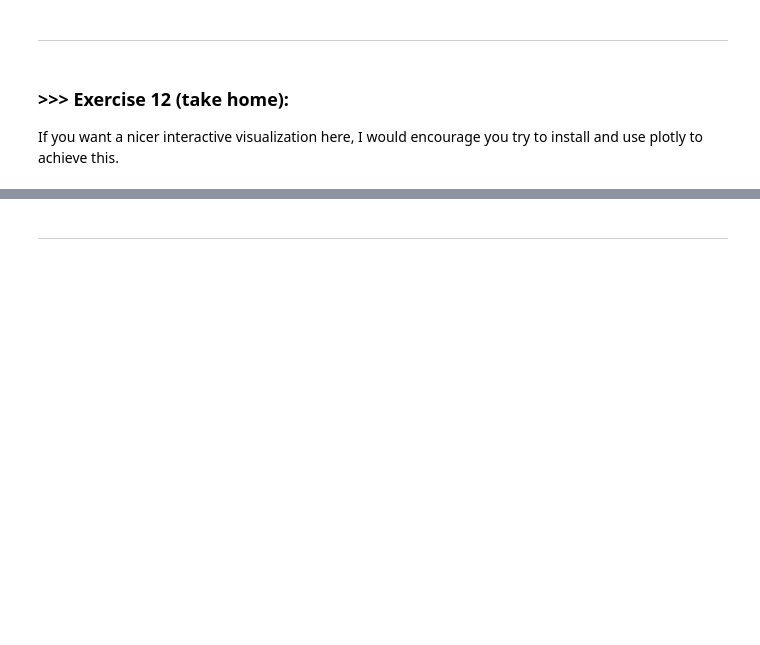
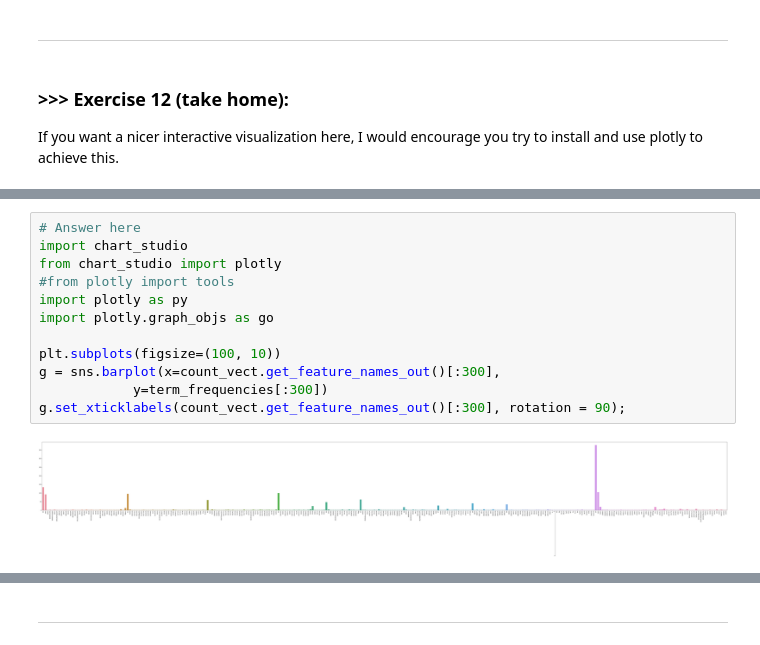
Before and after one commit to VictorSwankyTiger/DM2024-Lab1-Master, a Jupyter notebook: DM2024-Lab1-Master.ipynb, the cells around one changed output, grey strips where cells are left out. Cells and saved outputs as stored; diff of their text form; blank space fills up the shorter version.

```diff
--- a/DM2024-Lab1-Master.ipynb
+++ b/DM2024-Lab1-Master.ipynb
@@ -1164,0 +1193,14 @@ If you want a nicer interactive visualization here, I would encourage you try to
+# %%
+# Answer here
+import chart_studio
+from chart_studio import plotly
+#from plotly import tools
+import plotly as py
+import plotly.graph_objs as go
+
+plt.subplots(figsize=(100, 10))
+g = sns.barplot(x=count_vect.get_feature_names_out()[:300],
+            y=term_frequencies[:300])
+g.set_xticklabels(count_vect.get_feature_names_out()[:300], rotation = 90);
+# %% [output]
+[figure, added]
```
Also changed, not shown: parts of 10 cells of this notebook.
